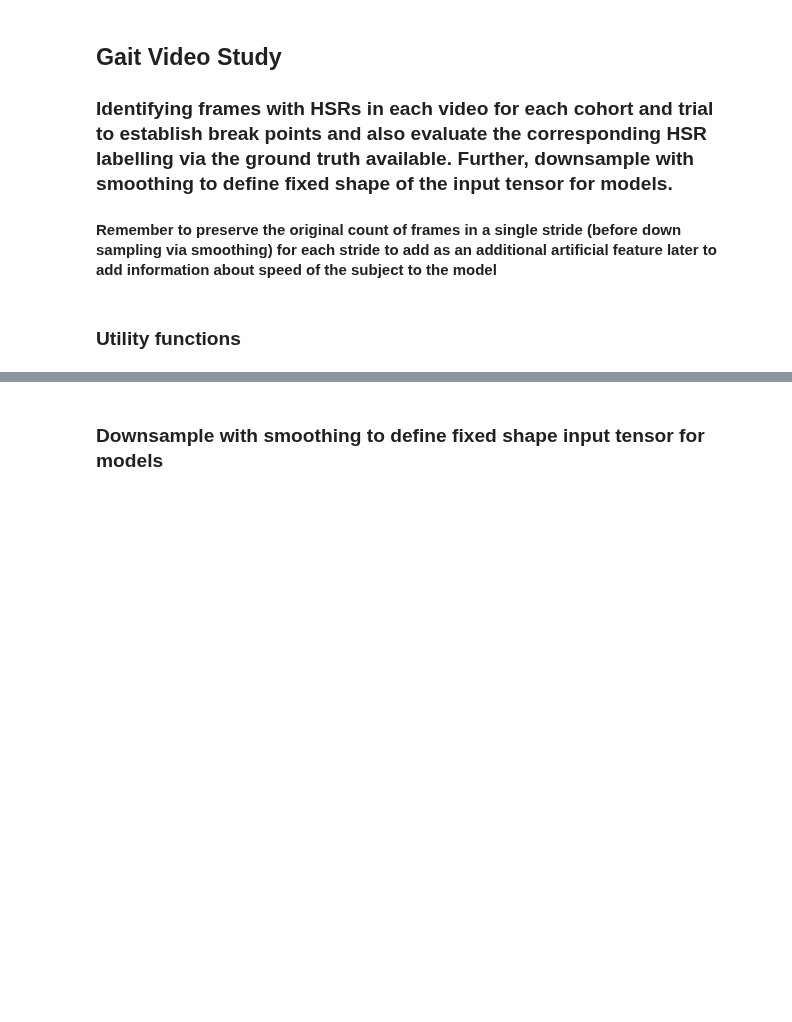
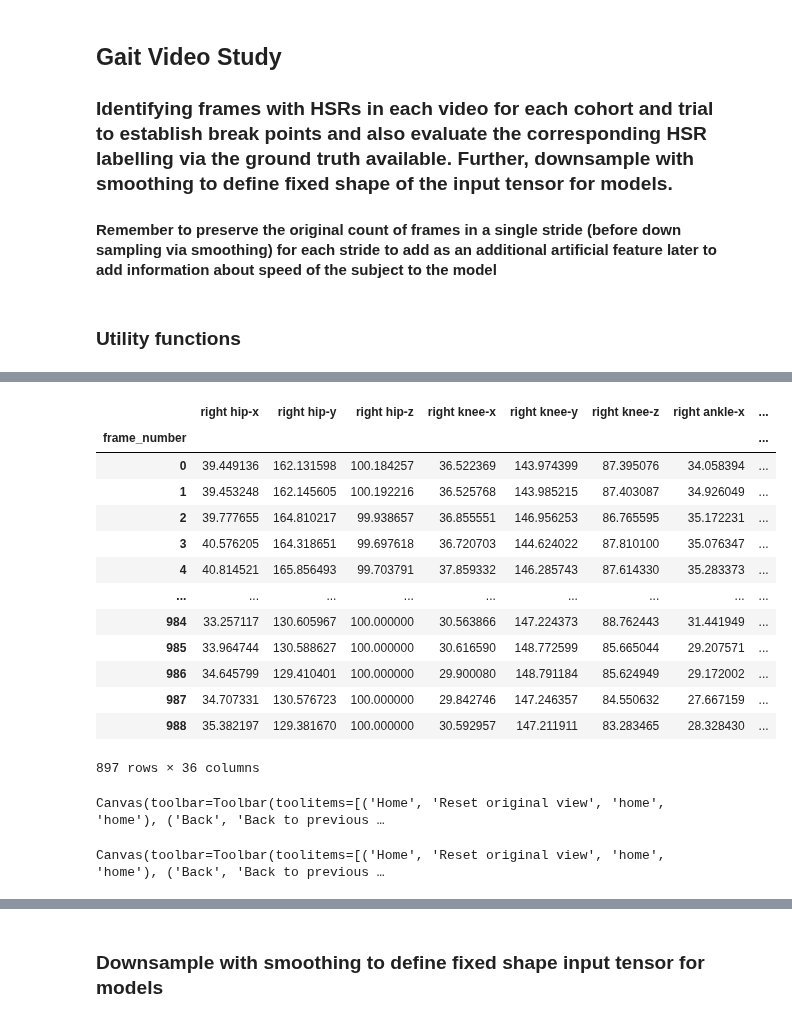
Before and after one commit to kaurrachneet6/Vision-Based-Gait-Analysis-Framework-for-Predicting-Multiple-Sclerosis, a Jupyter notebook: Data Preparation/IdentifyHSR.ipynb, the cells around one changed output, grey strips where cells are left out. Cells and saved outputs as stored; diff of their text form; code cells hidden in the pictures; blank space fills up the shorter version.

```diff
--- a/Data Preparation/IdentifyHSR.ipynb
+++ b/Data Preparation/IdentifyHSR.ipynb
@@ -81,0 +108,49 @@ NameError: name 'file' is not defined
+# %%
+display(temp)
+# %% [output]
+|  | right hip-x | right hip-y | right hip-z | right knee-x | right knee-y | right knee-z | right ankle-x | ... |
+| frame_number |  |  |  |  |  |  |  | ... |
+| 0 | 39.449136 | 162.131598 | 100.184257 | 36.522369 | 143.974399 | 87.395076 | 34.058394 | ... |
+| 1 | 39.453248 | 162.145605 | 100.192216 | 36.525768 | 143.985215 | 87.403087 | 34.926049 | ... |
+| 2 | 39.777655 | 164.810217 | 99.938657 | 36.855551 | 146.956253 | 86.765595 | 35.172231 | ... |
+| 3 | 40.576205 | 164.318651 | 99.697618 | 36.720703 | 144.624022 | 87.810100 | 35.076347 | ... |
+| 4 | 40.814521 | 165.856493 | 99.703791 | 37.859332 | 146.285743 | 87.614330 | 35.283373 | ... |
+| ... | ... | ... | ... | ... | ... | ... | ... | ... |
+| 984 | 33.257117 | 130.605967 | 100.000000 | 30.563866 | 147.224373 | 88.762443 | 31.441949 | ... |
+| 985 | 33.964744 | 130.588627 | 100.000000 | 30.616590 | 148.772599 | 85.665044 | 29.207571 | ... |
+| 986 | 34.645799 | 129.410401 | 100.000000 | 29.900080 | 148.791184 | 85.624949 | 29.172002 | ... |
+| 987 | 34.707331 | 130.576723 | 100.000000 | 29.842746 | 147.246357 | 84.550632 | 27.667159 | ... |
+| 988 | 35.382197 | 129.381670 | 100.000000 | 30.592957 | 147.211911 | 83.283465 | 28.328430 | ... |
+897 rows × 36 columns
+# %%
+#Do we need the missing frame information
+
+trueHSR_list = [int(a) for a in trueHSR.split(',')]
+trueHSR_indices = [i for i, val in enumerate(temp.index) if val in trueHSR_list]
+fig= plt.figure(figsize = (8.5, 3))
+ax1 = fig.add_subplot(111)
+ax1.plot(temp.index.values, temp['right heel-z'].values, color = 'b', ls='solid', marker='*', \
+        markerfacecolor = 'r', markeredgecolor = 'r', ms = 10, markevery= trueHSR_indices)
+plt.xticks(temp.index[0::40], fontsize = 8)
+plt.show()
+
+fig= plt.figure(figsize = (8.5, 3))
+ax2 = fig.add_subplot(111)
+temp_missing_frames_included = temp.reindex(range(temp.index[-1]))
+trueHSR_indices_missing_included = [i for i, val in enumerate(temp_missing_frames_included.index) if val in trueHSR_list]
+ax2.plot(temp_missing_frames_included.index, temp_missing_frames_included['right heel-z'].values, color = 'b', ls='solid', marker='*', \
+        markerfacecolor = 'r', markeredgecolor = 'r', ms = 10, markevery= trueHSR_indices_missing_included)
+
+plt.xticks(temp.index[0::40], fontsize = 8)
+plt.show()
+
+
+
+
+append = np.append(ax.get_xticks(), trueHSR_list)
+# ax.set_xticks(trueHSR_list)
+# ax.set_xticks(temp.index)
+plt.show()
+# %% [output]
+Canvas(toolbar=Toolbar(toolitems=[('Home', 'Reset original view', 'home', 'home'), ('Back', 'Back to previous …
+Canvas(toolbar=Toolbar(toolitems=[('Home', 'Reset original view', 'home', 'home'), ('Back', 'Back to previous …
```
Also changed, not shown: parts of 6 cells of this notebook.
